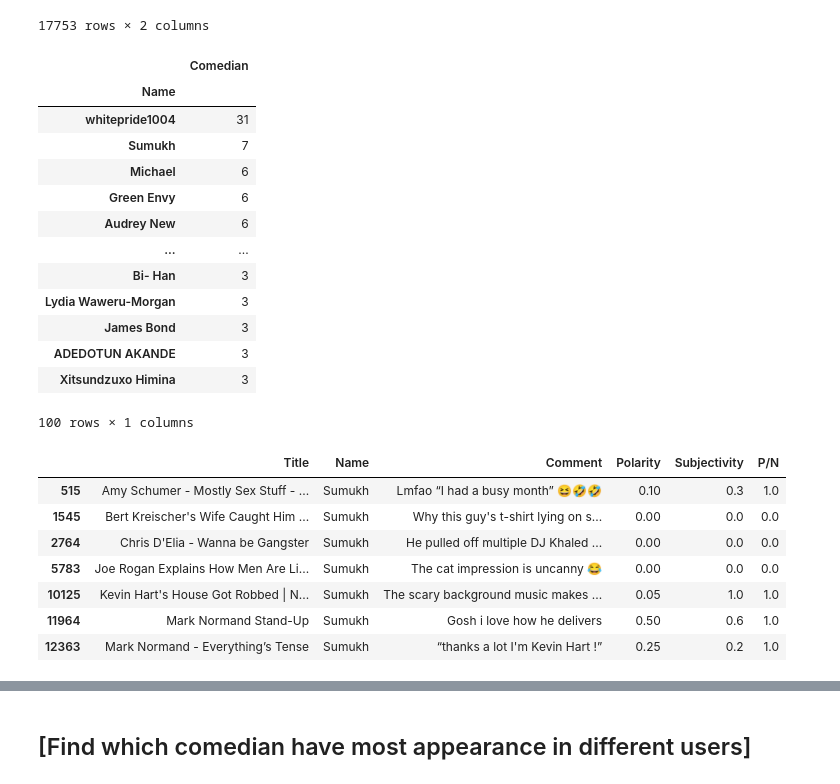
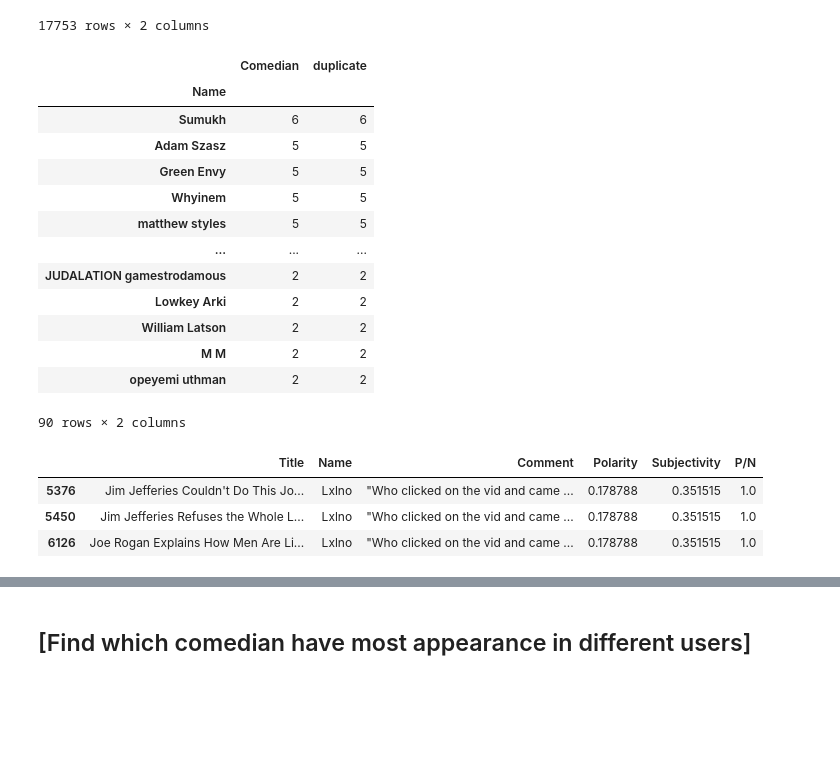
Before and after one commit to k11tqa25/nlp_based_recommender, a Jupyter notebook: user_comedian_matrix/comments_sentiment_analysis_80clips.ipynb, the cells around one changed output, grey strips where cells are left out. Drawn from its saved outputs; the diff is of its cells as text; code cells hidden in the pictures; blank space fills up the shorter version.

```diff
--- a/user_comedian_matrix/comments_sentiment_analysis_80clips.ipynb
+++ b/user_comedian_matrix/comments_sentiment_analysis_80clips.ipynb
@@ -182,33 +195,29 @@ df_clean
 | 17752 | Garbanzo Beans | Roy Wood Jr. |
 17753 rows × 2 columns
 # %%
-df_clean.groupby('Name').count().sort_values(by='Comedian', ascending=False).head(100)
+df_clean.groupby('Name').count().sort_values(by='Comedian', ascending=False).head(90)
 # %% [output]
-|  | Comedian |
-| Name |  |
-| whitepride1004 | 31 |
-| Sumukh | 7 |
-| Michael | 6 |
-| Green Envy | 6 |
-| Audrey New | 6 |
-| ... | ... |
-| Bi- Han | 3 |
-| Lydia Waweru-Morgan | 3 |
-| James Bond | 3 |
-| ADEDOTUN AKANDE | 3 |
-| Xitsundzuxo Himina | 3 |
+|  | Comedian | duplicate |
+| Name |  |  |
+| Sumukh | 6 | 6 |
+| Adam Szasz | 5 | 5 |
+| Green Envy | 5 | 5 |
+| Whyinem | 5 | 5 |
+| matthew styles | 5 | 5 |
+| ... | ... | ... |
+| JUDALATION gamestrodamous | 2 | 2 |
+| Lowkey Arki | 2 | 2 |
+| William Latson | 2 | 2 |
+| M M | 2 | 2 |
+| opeyemi uthman | 2 | 2 |
-100 rows × 1 columns
+90 rows × 2 columns
 # %%
-data_SA[data_SA['Name'] == 'Sumukh']
+data_SA[data_SA['Name'] == 'Lxlno']
 # %% [output]
 |  | Title | Name | Comment | Polarity | Subjectivity | P/N |
-| 515 | Amy Schumer - Mostly Sex Stuff - ... | Sumukh | Lmfao “I had a busy month” 😆🤣🤣 | 0.10 | 0.3 | 1.0 |
-| 1545 | Bert Kreischer's Wife Caught Him ... | Sumukh | Why this guy's t-shirt lying on s... | 0.00 | 0.0 | 0.0 |
-| 2764 | Chris D'Elia - Wanna be Gangster | Sumukh | He pulled off multiple DJ Khaled ... | 0.00 | 0.0 | 0.0 |
-| 5783 | Joe Rogan Explains How Men Are Li... | Sumukh | The cat impression is uncanny 😂 | 0.00 | 0.0 | 0.0 |
-| 10125 | Kevin Hart's House Got Robbed | N... | Sumukh | The scary background music makes ... | 0.05 | 1.0 | 1.0 |
-| 11964 | Mark Normand Stand-Up | Sumukh | Gosh i love how he delivers | 0.50 | 0.6 | 1.0 |
-| 12363 | Mark Normand - Everything’s Tense | Sumukh | “thanks a lot I'm Kevin Hart !” | 0.25 | 0.2 | 1.0 |
+| 5376 | Jim Jefferies Couldn't Do This Jo... | Lxlno | "Who clicked on the vid and came ... | 0.178788 | 0.351515 | 1.0 |
+| 5450 | Jim Jefferies Refuses the Whole L... | Lxlno | "Who clicked on the vid and came ... | 0.178788 | 0.351515 | 1.0 |
+| 6126 | Joe Rogan Explains How Men Are Li... | Lxlno | "Who clicked on the vid and came ... | 0.178788 | 0.351515 | 1.0 |
 # %%
 df_clean['duplicate'] = df_clean.duplicated()
 df_clean = df_clean[~df_clean['duplicate']]
```
Also changed, not shown: parts of 14 cells of this notebook.
